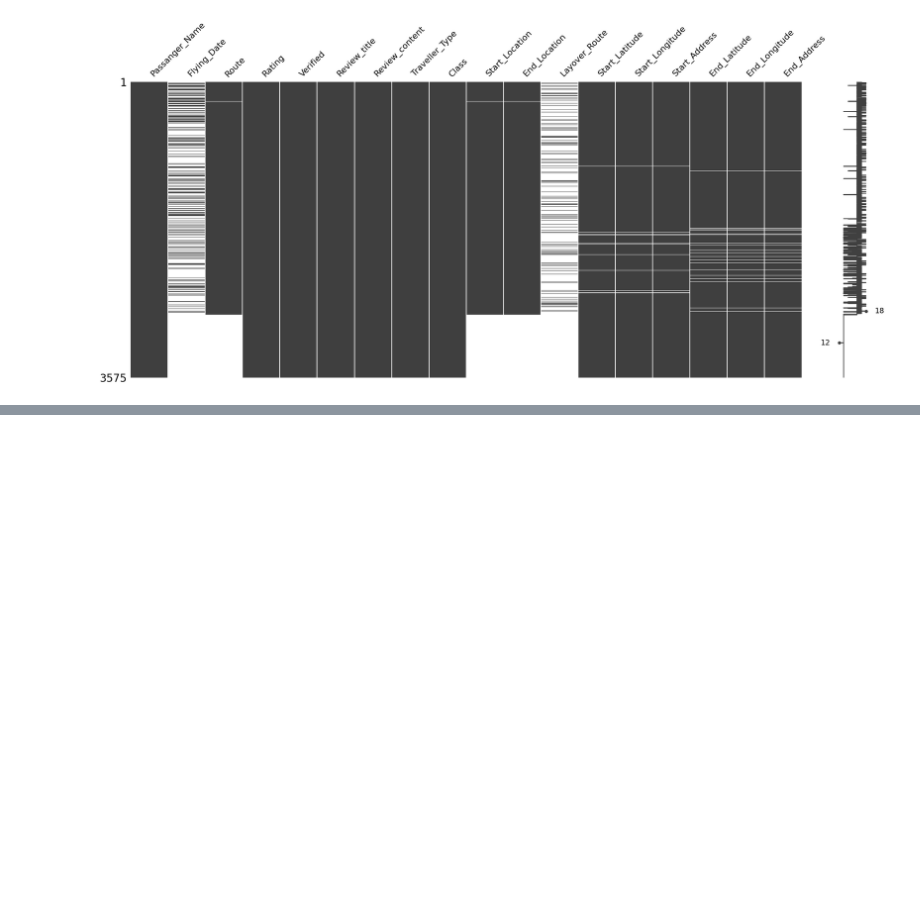
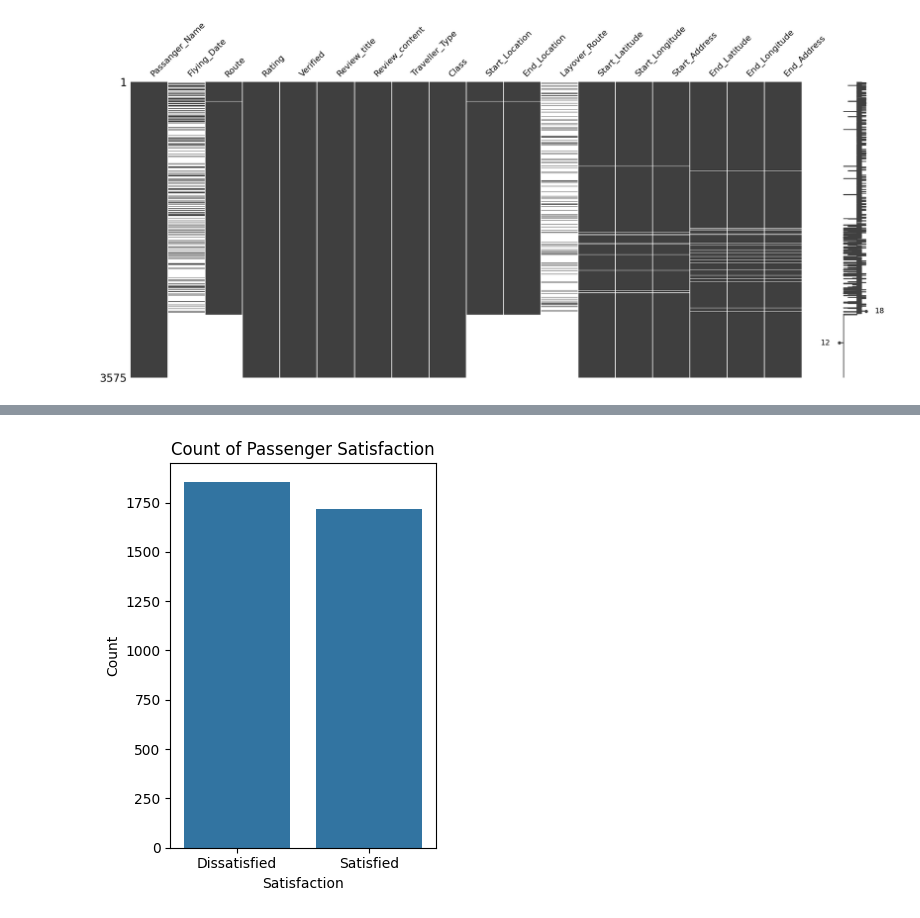
Before and after one commit to 0xKhedr/airline-booking, a Jupyter notebook: notebook.ipynb, the cells around one changed output, grey strips where cells are left out. Drawn from its saved outputs; the diff is of its cells as text; code cells hidden in the pictures; blank space fills up the shorter version.

```diff
--- a/notebook.ipynb
+++ b/notebook.ipynb
@@ -60,0 +175,9 @@ dtype: int64
+# %%
+plt.subplot(1, 2, 2)
+sns.countplot(data=scrapped, x='Satisfaction')
+plt.title('Count of Passenger Satisfaction')
+plt.ylabel('Count')
+plt.tight_layout()
+plt.show()
+# %% [output]
+[figure, added]
```
Also changed, not shown: parts of 51 cells of this notebook.
